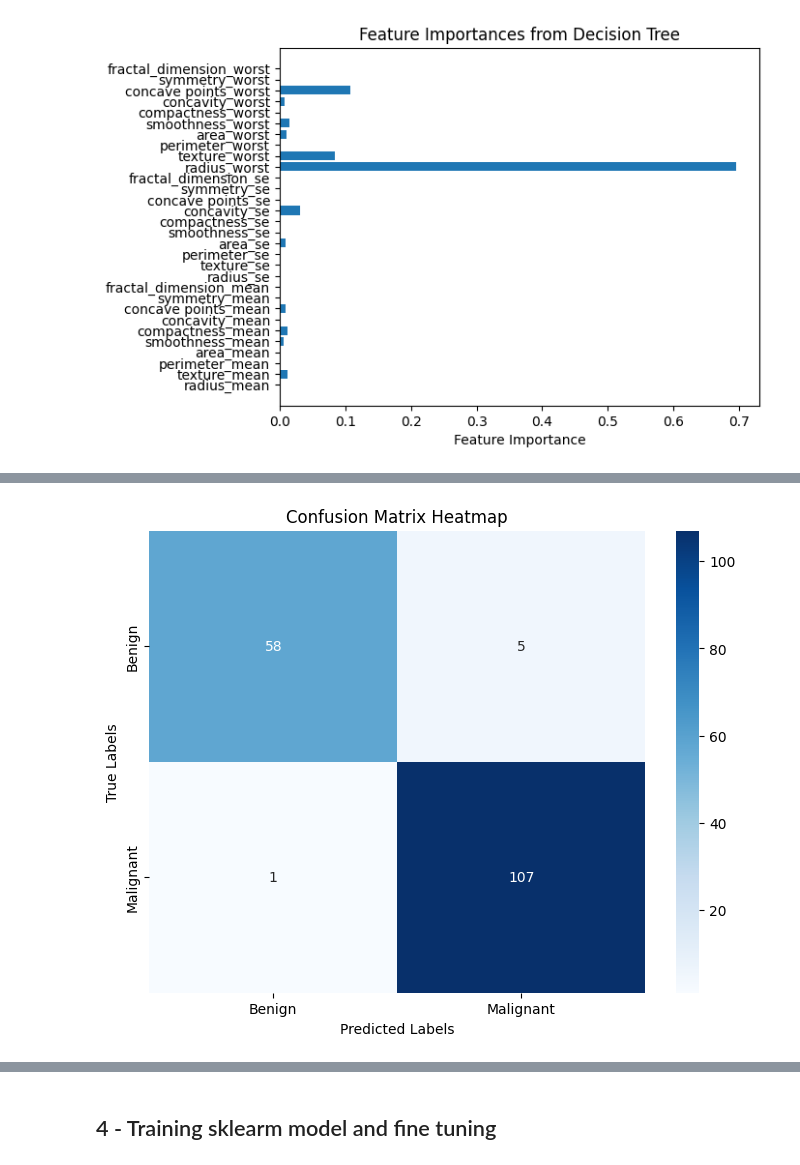
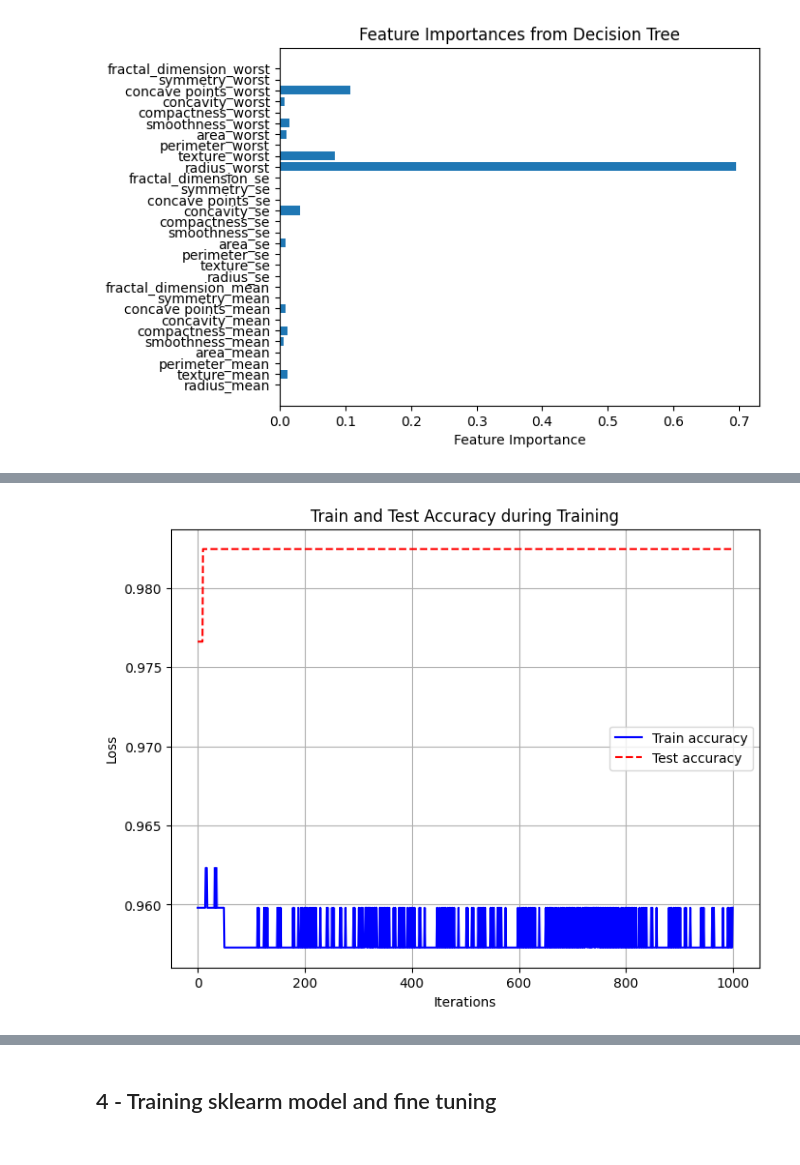
Before and after one commit to SergeyAkh/SVM, a Jupyter notebook: SVM.ipynb, the cells around one changed output, grey strips where cells are left out. Cells and saved outputs as stored; diff of their text form; code cells hidden in the pictures.

```diff
--- a/SVM.ipynb
+++ b/SVM.ipynb
@@ -332,6 +371,6 @@ svm.fit(X_scaled_tr, np.squeeze(y_train.reset_index(drop=True)))
+# %%
+plot_train_test_loss(train_accuracy, test_accuracy, "accuracy", 'Train and Test Accuracy during Training')
+# %% [output]
+[figure, added]
 # %%
 y_pr_test_custm = svm.predict(X_scaled_test)
-# %%
-plot_confusion_matrix(y_test, y_pr_test_custm)
-# %% [output]
-[figure, removed]
```
Also changed, not shown: parts of 35 cells of this notebook, 1 other file.
